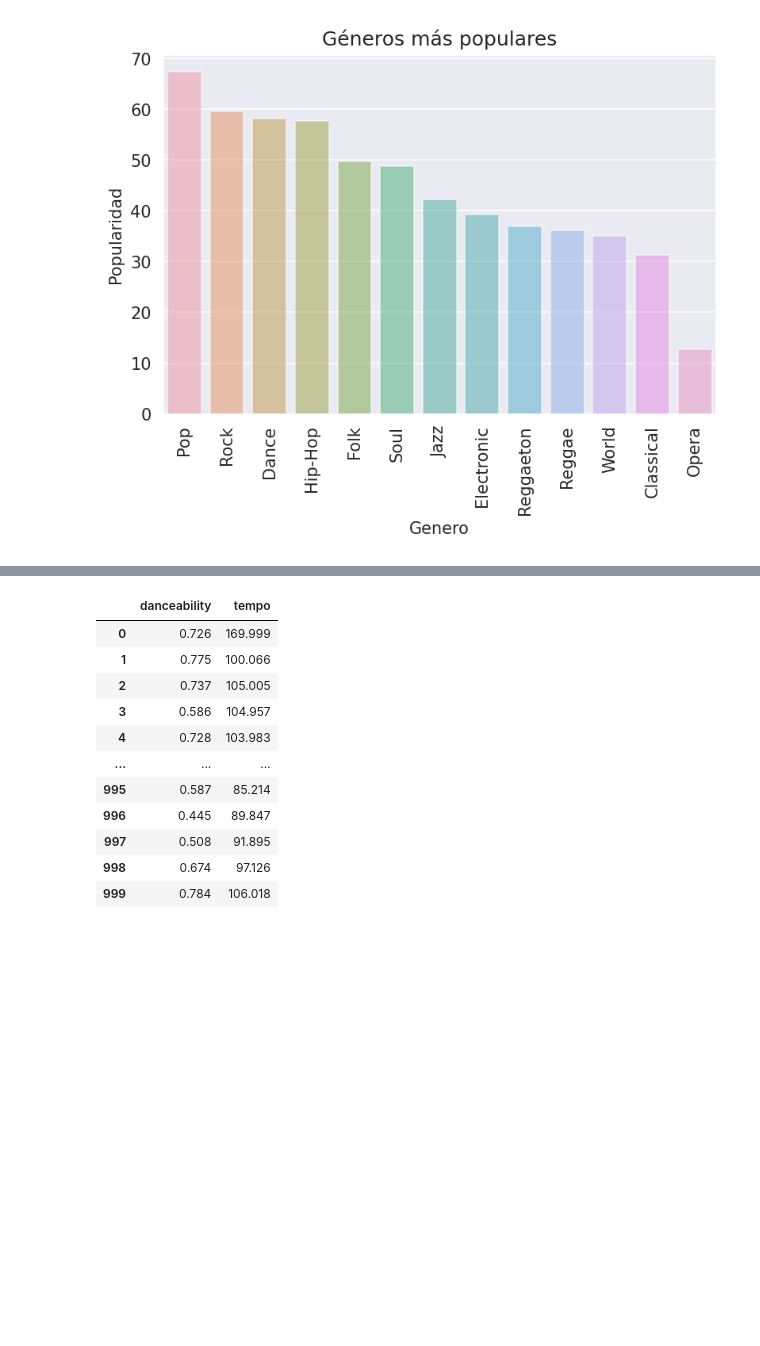
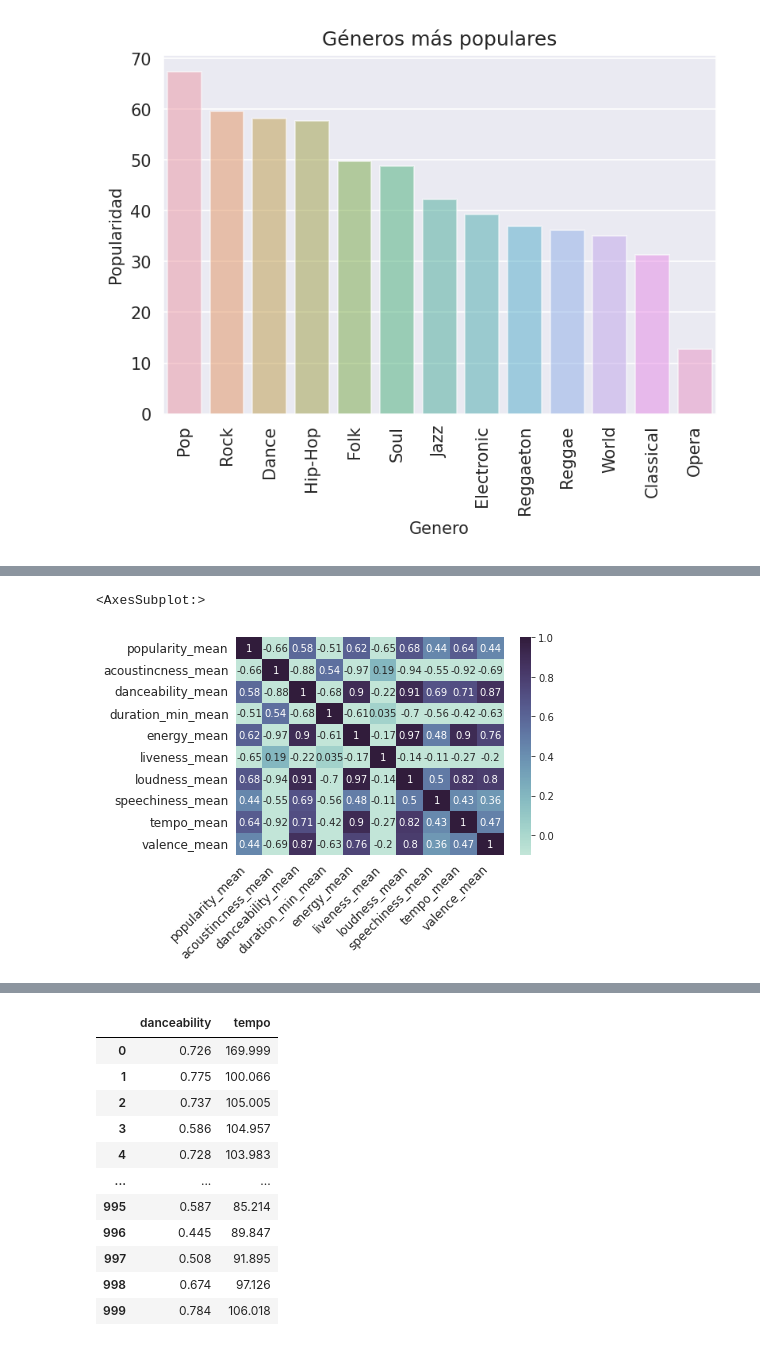
Before and after one commit to 1gnacio/orgadatos-kaggle-tp1, a Jupyter notebook: notebook707f668b56.ipynb, the cells around one changed output, grey strips where cells are left out. Drawn from its saved outputs; the diff is of its cells as text; code cells hidden in the pictures; blank space fills up the shorter version.

```diff
--- a/notebook707f668b56.ipynb
+++ b/notebook707f668b56.ipynb
@@ -694,0 +713,4 @@ plt.show()
+# %%
+genres_mean = data_spotify.groupby(['genre']).agg(['mean']).reset_index()
+genres_mean.columns = ['genre', 'popularity_mean', 'acoustincness_mean', 'danceability_mean', 'duration_min_mean', 'energy_mean', 'liveness_mean', 'loudness_mean', 'speechiness_mean', 'tempo_mean', 'valence_mean']
+genres_mean
@@ -694,0 +732,18 @@ plt.show()
+# %%
+mean_heatmap = sns.heatmap(genres_mean.corr(), vmin=-0.1, vmax=1, annot=True, cmap=sns.color_palette("ch:start=.5,rot=-.50", as_cmap=True))
+mean_heatmap.set_xticklabels(
+    mean_heatmap.get_xticklabels(),
+    rotation=45,
+    horizontalalignment='right',
+    fontweight='light',
+    fontsize='large'
+)
+mean_heatmap.set_yticklabels(
+    mean_heatmap.get_yticklabels(),
+    fontweight='light',
+    fontsize='large'
+)
+mean_heatmap
+# %% [output]
+<AxesSubplot:>
+[figure, added]
```
Also changed, not shown: parts of 3 cells of this notebook.
